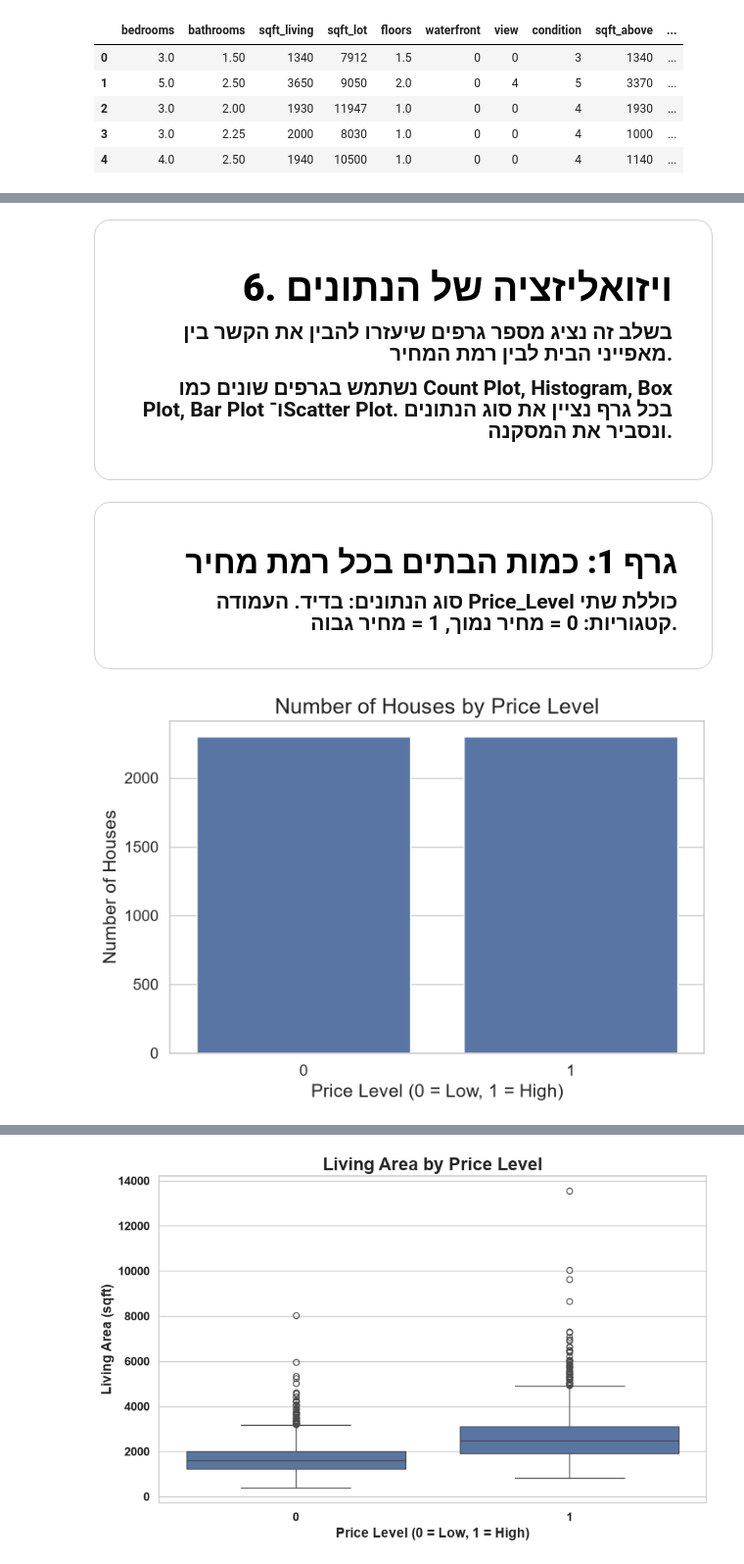
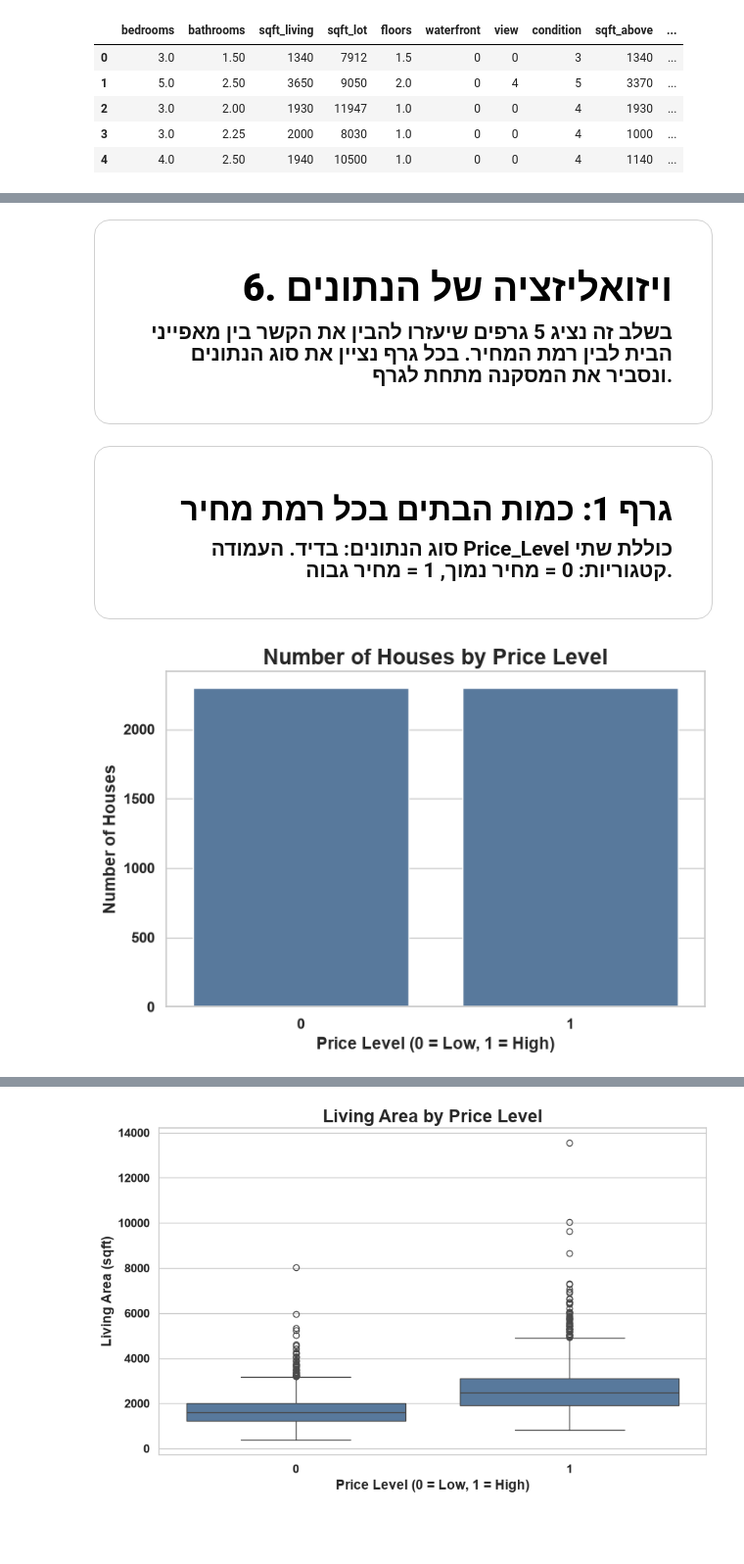
Before and after one commit to MhmdRayanm7/House-Price-Prediction-ML, a Jupyter notebook: notebooks/House_Price_Project.ipynb, the cells around one changed output, grey strips where cells are left out. Shown at 98% size. Drawn from its saved outputs; the diff is of its cells as text; code cells hidden in the pictures; blank space fills up the shorter version.

```diff
--- a/notebooks/House_Price_Project.ipynb
+++ b/notebooks/House_Price_Project.ipynb
@@ -200,15 +216,3 @@ Libraries imported successfully
 </p>
 
 </div>
-# %%
-data_path = Path("../data/data_House.csv")
-
-if not data_path.exists():
-    data_path = Path("data/data_House.csv")
-
-df = pd.read_csv(data_path)
-
-print("Dataset loaded successfully")
-print("Dataset shape:", df.shape)
-
-df.head()
@@ -524,29 +466,13 @@ Name: count, dtype: int64
 
 </div>
 # %% [markdown]
-<div dir="rtl" style="
-    max-width: 950px;
-    margin: 25px auto;
-    padding: 25px 40px;
-    text-align: right;
-    font-size: 21px;
-    line-height: 1.9;
-    background-color: #ffffff;
-    color: #111111;
-    font-weight: 600;
-    border: 1px solid #d0d0d0;
-    border-radius: 16px;
-">
+<div dir="rtl" style=" max-width: 950px; margin: 25px auto; padding: 25px 40px; text-align: right; font-size: 21px; line-height: 1.9; background-color: #ffffff; color: #111111; font-weight: 600; border: 1px solid #d0d0d0; border-radius: 16px; ">
 
 <h1 style="color:#000000; font-weight:800;">6. ויזואליזציה של הנתונים</h1>
 
 <p>
-בשלב זה נציג מספר גרפים שיעזרו להבין את הקשר בין מאפייני הבית לבין רמת המחיר.
-</p>
-
-<p>
-נשתמש בגרפים שונים כמו Count Plot, Histogram, Box Plot, Bar Plot ו־Scatter Plot.
-בכל גרף נציין את סוג הנתונים ונסביר את המסקנה.
+בשלב זה נציג 5 גרפים שיעזרו להבין את הקשר בין מאפייני הבית לבין רמת המחיר.
+בכל גרף נציין את סוג הנתונים ונסביר את המסקנה מתחת לגרף.
 </p>
 
 </div>
@@ -561,40 +487,23 @@ plt.rcParams["axes.labelsize"] = 15
 plt.rcParams["xtick.labelsize"] = 13
 plt.rcParams["ytick.labelsize"] = 13
 # %% [markdown]
-<div dir="rtl" style="
-    max-width: 950px;
-    margin: 25px auto;
-    padding: 22px 35px;
-    text-align: right;
-    font-size: 21px;
-    line-height: 1.8;
-    background-color: #ffffff;
-    color: #111111;
-    font-weight: 600;
-    border: 1px solid #d0d0d0;
-    border-radius: 16px;
-">
-
+<div dir="rtl" style=" max-width: 950px; margin: 25px auto; padding: 25px 40px; text-align: right; font-size: 21px; line-height: 1.9; background-color: #ffffff; color: #111111; font-weight: 600; border: 1px solid #d0d0d0; border-radius: 16px; ">
 <h2 style="color:#000000; font-weight:800;">גרף 1: כמות הבתים בכל רמת מחיר</h2>
-
-<p>
-סוג הנתונים: <b>בדיד</b>.
-העמודה <b>Price_Level</b> כוללת שתי קטגוריות:
-0 = מחיר נמוך, 1 = מחיר גבוה.
-</p>
-
+<p>סוג הנתונים: <b>בדיד</b>. העמודה <b>Price_Level</b> כוללת שתי קטגוריות: 0 = מחיר נמוך, 1 = מחיר גבוה.</p>
 </div>
 # %%
 # Graph 1: Count plot of Price_Level
 
 plt.figure(figsize=(8, 5))
-sns.countplot(data=df, x="Price_Level")
+sns.countplot(data=df, x="Price_Level", color="#4C78A8")
 
-plt.title("Number of Houses by Price Level")
-plt.xlabel("Price Level (0 = Low, 1 = High)")
-plt.ylabel("Number of Houses")
+plt.title("Number of Houses by Price Level", fontsize=18, fontweight="bold")
+plt.xlabel("Price Level (0 = Low, 1 = High)", fontsize=14, fontweight="bold")
+plt.ylabel("Number of Houses", fontsize=14, fontweight="bold")
+plt.xticks(fontsize=12, fontweight="bold")
+plt.yticks(fontsize=12, fontweight="bold")
 
 plt.show()
 # %% [output]
-[figure, old version]
+[figure, new version]
 # %% [markdown]
```
Also changed, not shown: parts of 52 cells of this notebook.
